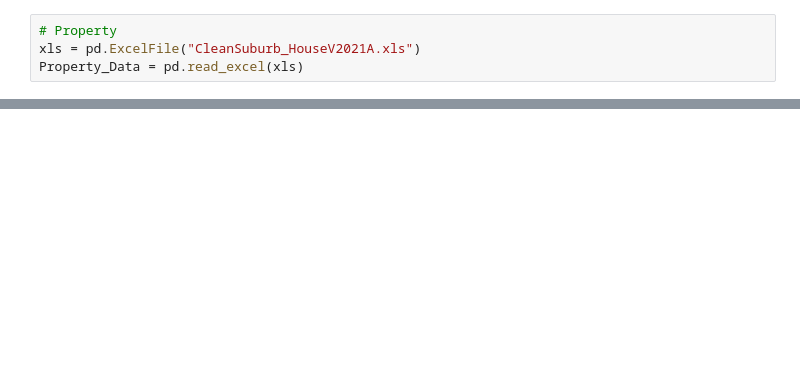
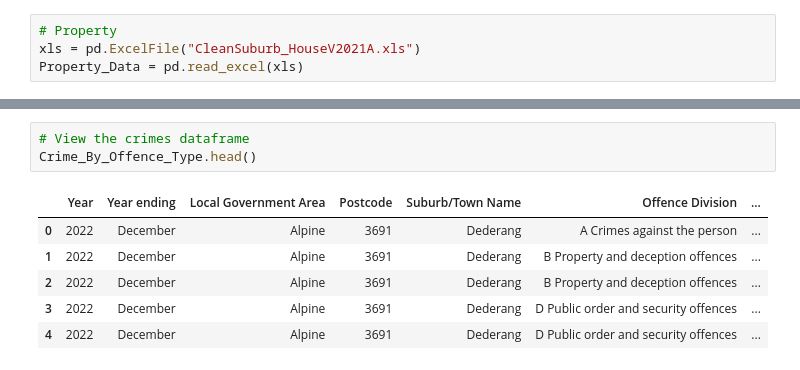
Before and after one commit to rsamma1606/proj-one-group-8, a Jupyter notebook: prj-one_Crime_vs_Property.ipynb, the cells around one changed output, grey strips where cells are left out. Saved outputs shown, nothing was run; the diff lists cells and outputs as text; blank space fills up the shorter version.

```diff
--- a/prj-one_Crime_vs_Property.ipynb
+++ b/prj-one_Crime_vs_Property.ipynb
@@ -35,0 +94,10 @@ Property_Data
+# %%
+# View the crimes dataframe
+Crime_By_Offence_Type.head()
+# %% [output]
+|  | Year | Year ending | Local Government Area | Postcode | Suburb/Town Name | Offence Division | ... |
+| 0 | 2022 | December | Alpine | 3691 | Dederang | A Crimes against the person | ... |
+| 1 | 2022 | December | Alpine | 3691 | Dederang | B Property and deception offences | ... |
+| 2 | 2022 | December | Alpine | 3691 | Dederang | B Property and deception offences | ... |
+| 3 | 2022 | December | Alpine | 3691 | Dederang | D Public order and security offences | ... |
+| 4 | 2022 | December | Alpine | 3691 | Dederang | D Public order and security offences | ... |
```
Also changed, not shown: parts of 26 cells of this notebook, 18 other files.
